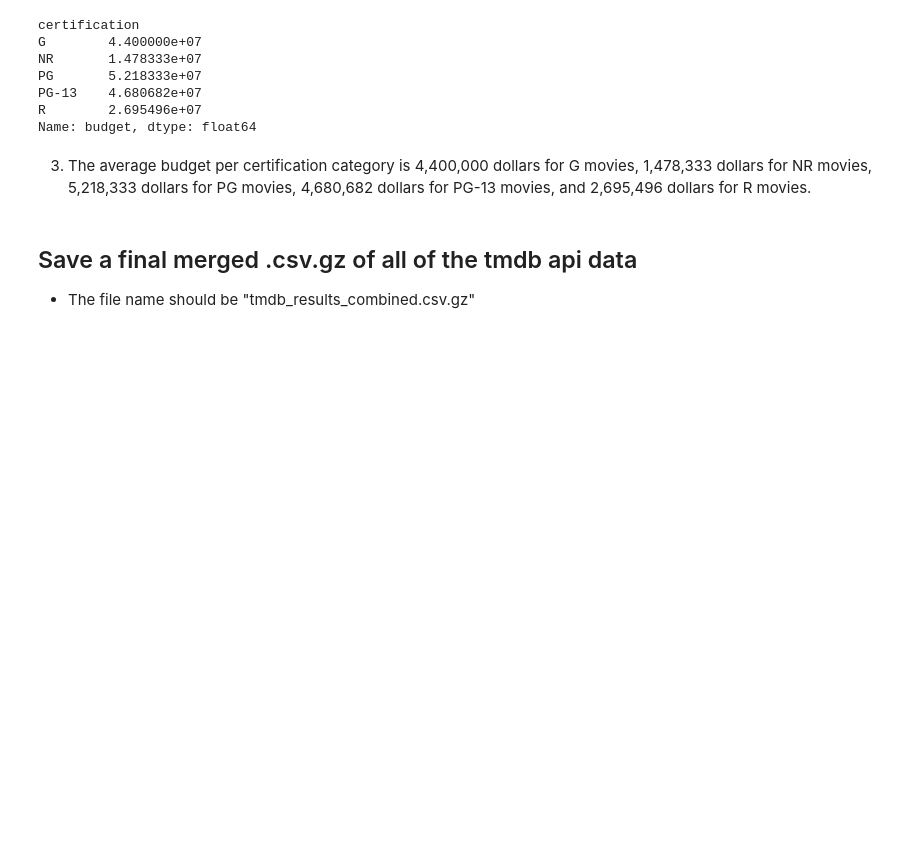
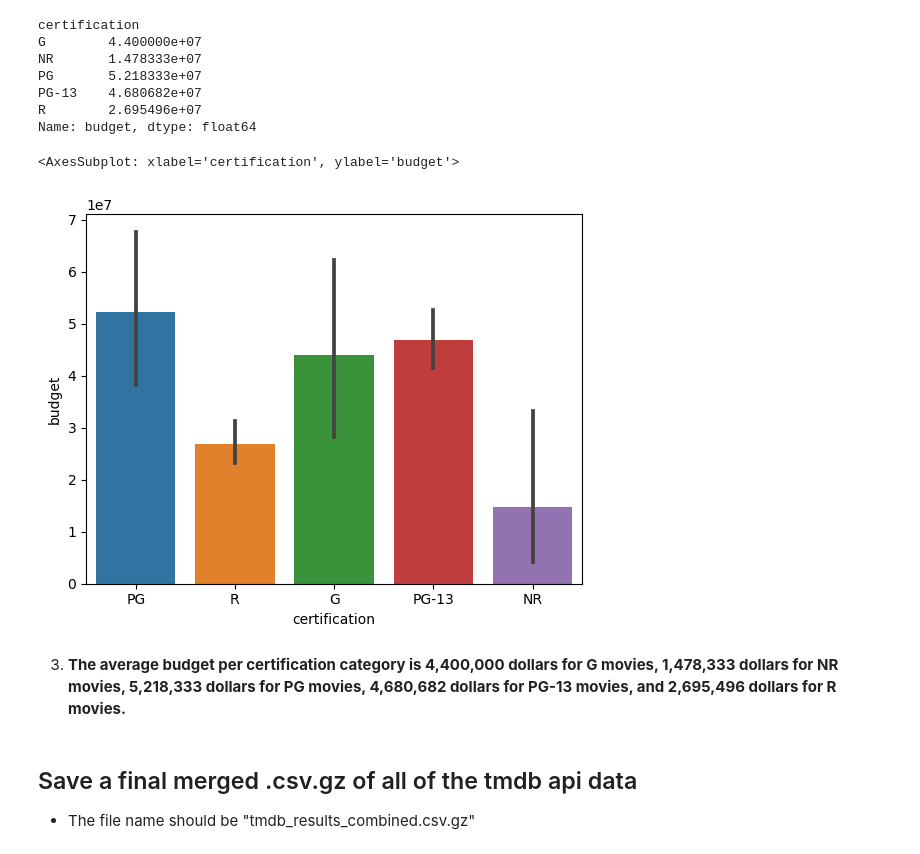
Before and after one commit to stp511/Business-Problem--Movies, a Jupyter notebook: Project 3 Part 2-Exploratory-Data-Analysis.ipynb, the cells around one changed output. Cells and saved outputs as stored; diff of their text form; code cells hidden in the pictures; blank space fills up the shorter version.

```diff
--- a/Project 3 Part 2-Exploratory-Data-Analysis.ipynb
+++ b/Project 3 Part 2-Exploratory-Data-Analysis.ipynb
@@ -153,8 +162,14 @@ PG       5.218333e+07
 PG-13    4.680682e+07
 R        2.695496e+07
 Name: budget, dtype: float64
+# %%
+## Plot a bar plot of the budget for different certifications
+sns.barplot(data=df_movies, y='budget', x='certification',)
+# %% [output]
+<AxesSubplot: xlabel='certification', ylabel='budget'>
+[figure, added]
 # %% [markdown]
-3. The average budget per certification category is 4,400,000 dollars for G movies, 1,478,333 dollars for NR movies, 5,218,333 dollars for PG movies, 4,680,682 dollars for PG-13 movies, and 2,695,496 dollars for R movies.
+3. **The average budget per certification category is 4,400,000 dollars for G movies, 1,478,333 dollars for NR movies, 5,218,333 dollars for PG movies, 4,680,682 dollars for PG-13 movies, and 2,695,496 dollars for R movies.**
 # %% [markdown]
 ## Save a final merged .csv.gz of all of the tmdb api data
 - The file name should be "tmdb_results_combined.csv.gz"
```
Also changed, not shown: parts of 7 cells of this notebook, 1 other file.
